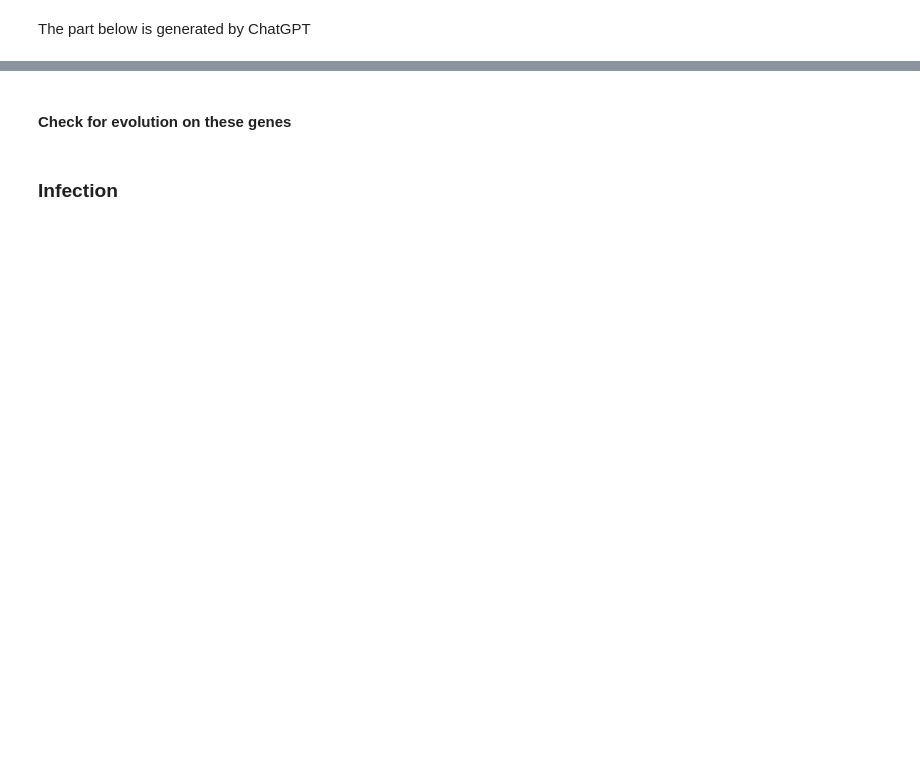
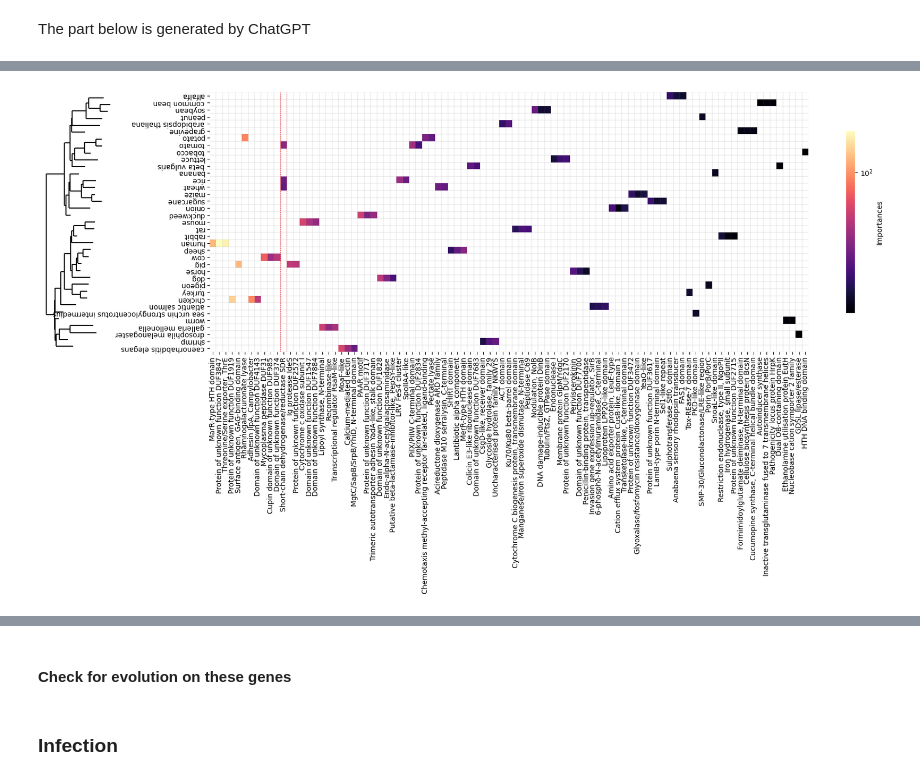
Before and after one commit to danielzmbp/NLP4Pheno, a Jupyter notebook: notebooks/analyze_xgboost_tidy.ipynb, the cells around one changed output, grey strips where cells are left out. Drawn from its saved outputs; the diff is of its cells as text; code cells hidden in the pictures; blank space fills up the shorter version.

Commit message:
update and merge xgboost notebook

```diff
--- a/notebooks/analyze_xgboost_tidy.ipynb
+++ b/notebooks/analyze_xgboost_tidy.ipynb
@@ -39,0 +87,31 @@ ip2go["Description"] = ip2go["Description"].str.replace("[","_").str.replace("]"
+# %%
+# Load assembly count data for normalization
+assemblies_per_ner = []
+
+for rel in tqdm(rels, desc="Loading assembly counts"):
+    filepath = f"{path}/xgboost/annotations{data}/{rel}.pkl"
+
+    # Read the pickle file to get entity counts
+    try:
+        with open(filepath, "rb") as f:
+            dat = pickle.load(f)
+
+        # Count assemblies per entity
+        vc = pd.DataFrame(pd.DataFrame(dat[1]).value_counts())
+        vc["rel"] = rel
+        assemblies_per_ner.append(vc)
+    except FileNotFoundError:
+        print(f"Warning: File not found for {rel}")
+        continue
+
+# Combine all assembly counts
+if assemblies_per_ner:
+    assemblies = pd.concat(assemblies_per_ner)
+    assemblies.reset_index(inplace=True)
+    assemblies.columns = ['entity', 'count', 'rel']
+
+    print(f"Assembly count data loaded for {len(assemblies)} relationship-entity pairs")
+    print(f"Assembly count range: {assemblies['count'].min()} - {assemblies['count'].max()}")
+else:
+    print("Warning: No assembly count data found")
+    assemblies = pd.DataFrame()
@@ -433,10 +609,6 @@ leaf_nodes = [ott_ids_filtered[int(leaf.taxon.label.replace('ott', '').replace('
 # %%
 order_ner = [next(key for key, value in taxonomic_ranks_inhabits.items() if value == name) if name in taxonomic_ranks_inhabits.values() else name for name in leaf_nodes]
 # %%
-import matplotlib.gridspec as gridspec
-from Bio import Phylo
-from io import StringIO
-
 genes_occurrence = filtered_oi['gene'].value_counts()
 genes_several = genes_occurrence.index.tolist()
 filtered_oi = filtered_oi[filtered_oi['gene'].isin(genes_several)]
@@ -465,36 +637,39 @@ heatmap_data = heatmap_data[ordered_genes]
 columns_with_multiple_values = heatmap_data.count()[heatmap_data.count() > 1].index
 
 # Create a figure with two subplots
-fig = plt.figure(figsize=(15, 7))
+fig = plt.figure(figsize=(18, 10))
 gs = gridspec.GridSpec(1, 2, width_ratios=[.5, 4.5])  # Increased width ratio for the tree
 
 # Plot the tree on the left
 ax0 = plt.subplot(gs[0])
 phylo_tree = Phylo.read(StringIO(output.tree.as_string(schema="newick")), "newick")
 Phylo.draw(phylo_tree, axes=ax0, do_show=False, label_func=lambda x: None)
 ax0.axis('off')
 
 # Plot the heatmap on the right
 ax1 = plt.subplot(gs[1])
-sns.heatmap(heatmap_data, cmap='magma', annot=False, fmt=".2f", cbar=True, xticklabels=True, cbar_kws={'shrink': 0.7, 'label': 'Importances'}, norm=SymLogNorm(linthresh=0.01), yticklabels=True, ax=ax1)
+sns.heatmap(heatmap_data, cmap='magma', annot=False, fmt=".2f", cbar=True, xticklabels=True, cbar_kws={'shrink': 0.7, 'label': 'Importances'},
+            norm=SymLogNorm(linthresh=0.01), yticklabels=True, ax=ax1,linewidths=0.01,linecolor=(0.5, 0.5, 0.5, 0.05))
 
 # Highlight columns with more than 1 value
 for i, col in enumerate(heatmap_data.columns):
     if col in columns_with_multiple_values:
         ax1.axvline(x=i, color='red', linestyle='--', linewidth=0.5)
         ax1.axvline(x=i+1, color='red', linestyle='--', linewidth=0.5)
 
 ax1.set_ylabel('')
 ax1.set_xlabel('')
 #ax1.set_title('High importance genes for inhabiting hosts')
 plt.setp(ax1.get_xticklabels(), rotation=90)  # Rotate column names for better readability
 plt.setp(ax1.get_yticklabels(), rotation=180)  # Rotate column names for better readability
 
 # Adjust layout to bring tree closer to labels
 plt.tight_layout()
 plt.subplots_adjust(wspace=0.2)  # Reduce space between subplots
 
 plt.savefig("figures/xgboost/xgboost_heatmap_cluster_inhabits_top5_highlighted_with_tree.pdf", bbox_inches="tight")
 plt.show()
+# %% [output]
+[figure, added]
 # %%
 sns.clustermap(heatmap_data.fillna(0).applymap(lambda x: 1 if x != 0 else 0),figsize=(10,10))
```
Also changed, not shown: parts of 50 cells of this notebook, 1 other file.
